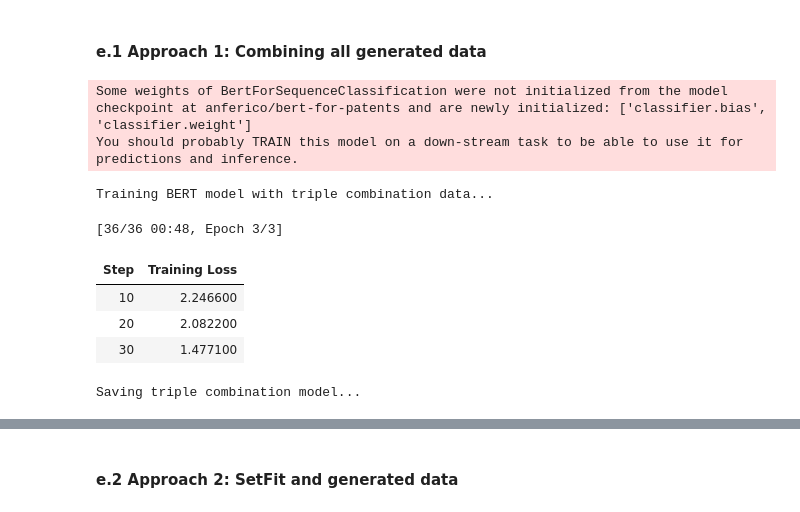
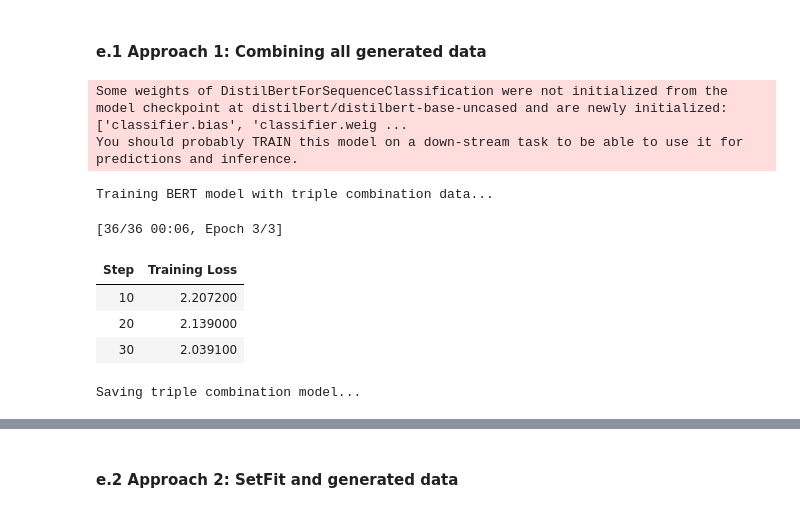
Before and after one commit to m9o8/anlp_final_project, a Jupyter notebook: code/task2_mistral.ipynb, the cells around one changed output, grey strips where cells are left out. Cells and saved outputs as stored; diff of their text form; code cells hidden in the pictures.

```diff
--- a/code/task2_mistral.ipynb
+++ b/code/task2_mistral.ipynb
@@ -303,7 +297,7 @@ df_train32 = create_balanced_few_shot_sample(
  #### a.1 Tokenization
 # %%
 # Load tokenizer for the patent BERT model
-tokenizer = AutoTokenizer.from_pretrained("anferico/bert-for-patents")
+tokenizer = AutoTokenizer.from_pretrained(MODEL)
 # %% [markdown]
  #### a.2 Special Tokens
 # %%
@@ -371,7 +365,7 @@ train_dataset = PatentDataset(train_encodings, df_train32["label"].tolist())
 # %%
 # Load model for sequence classification
 model = AutoModelForSequenceClassification.from_pretrained(
-    "anferico/bert-for-patents",
+    MODEL,
     num_labels=len(LABELS.items()),  # 9 patent classes
 )
 
@@ -880,7 +874,7 @@ else:
 
     # Setup training for augmented model
     augmented_model = AutoModelForSequenceClassification.from_pretrained(
-        "anferico/bert-for-patents", num_labels=9
+        MODEL, num_labels=9
     )
 
     # Train augmented model
@@ -1596,7 +1608,7 @@ else:
 
     # Setup training for augmented model
     mistral_augmented_model = AutoModelForSequenceClassification.from_pretrained(
-        "anferico/bert-for-patents", num_labels=9
+        MODEL, num_labels=9
     )
 
     # Train augmented model
@@ -1841,39 +1853,39 @@ if os.path.exists(triple_model_path) and os.path.exists(triple_results_path):
         args=triple_training_args,
         train_dataset=triple_train_dataset,
         compute_metrics=compute_metrics,
     )
 
     with open(triple_results_path, "rb") as f:
         triple_eval_results = pickle.load(f)
 
     print("Triple combination model loaded successfully!")
 else:
     # Train triple combination model
     triple_model = AutoModelForSequenceClassification.from_pretrained(
-        "anferico/bert-for-patents", num_labels=9
+        MODEL, num_labels=9
     )
 
     triple_trainer = Trainer(
         model=triple_model,
         args=triple_training_args,
         train_dataset=triple_train_dataset,
         compute_metrics=compute_metrics,
     )
 
     print("Training BERT model with triple combination data...")
     triple_trainer.train()
 
     print("Saving triple combination model...")
     triple_trainer.save_model(triple_model_path)
 # %% [output]
-Some weights of BertForSequenceClassification were not initialized from the model checkpoint at anferico/bert-for-patents and are newly initialized: ['classifier.bias', 'classifier.weight']
+Some weights of DistilBertForSequenceClassification were not initialized from the model checkpoint at distilbert/distilbert-base-uncased and are newly initialized: ['classifier.bias', 'classifier.weig ...
 You should probably TRAIN this model on a down-stream task to be able to use it for predictions and inference.
 Training BERT model with triple combination data...
-[36/36 00:48, Epoch 3/3]
+[36/36 00:06, Epoch 3/3]
 | Step | Training Loss |
-| 10 | 2.246600 |
-| 20 | 2.082200 |
-| 30 | 1.477100 |
+| 10 | 2.207200 |
+| 20 | 2.139000 |
+| 30 | 2.039100 |
 Saving triple combination model...
 # %%
 # Evaluate triple combination model
```
Also changed, not shown: parts of 40 cells of this notebook.
